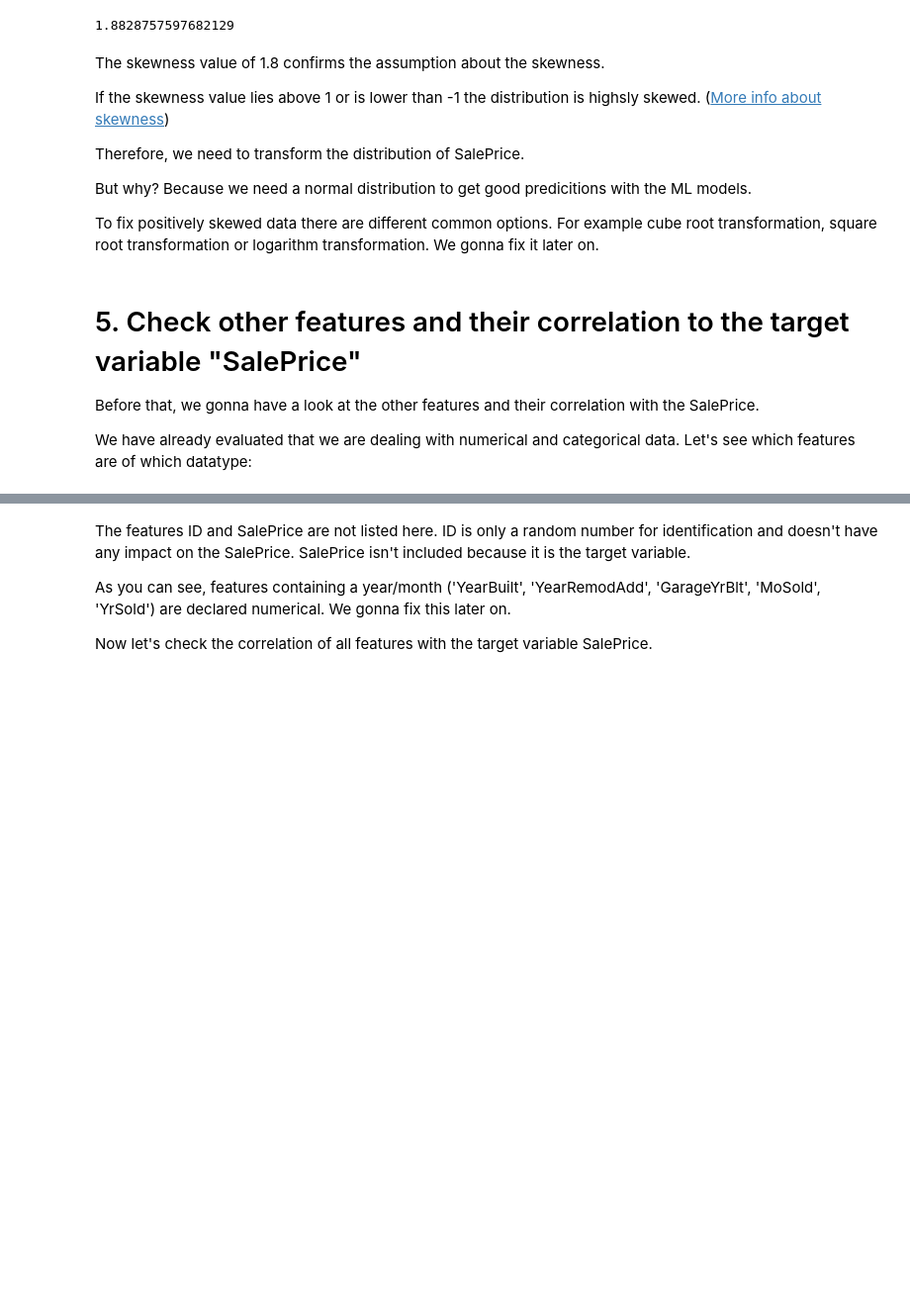
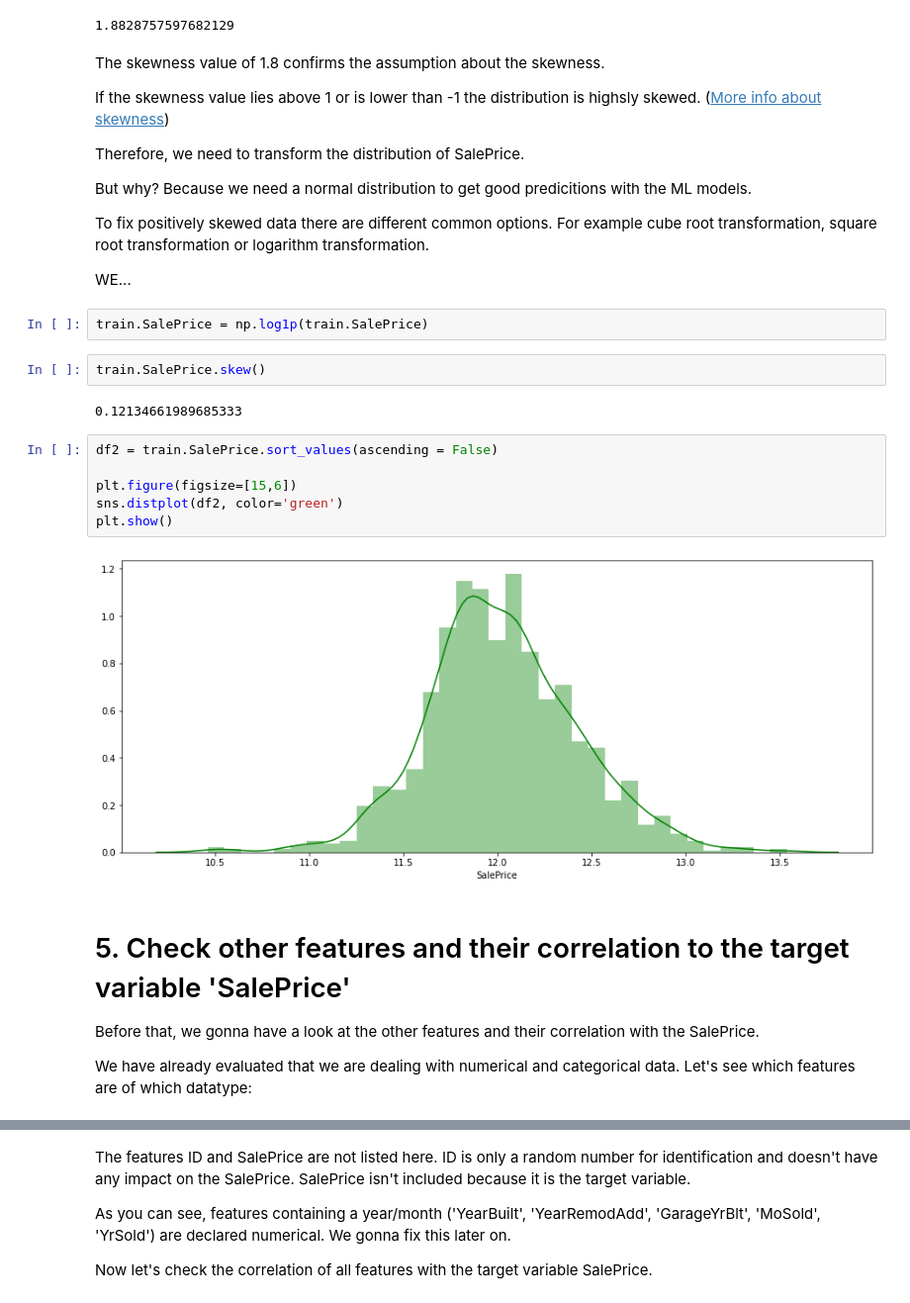
Before and after one commit to apfoertn/Kaggle_Challenge, a Jupyter notebook: Kaggle_Houses.ipynb, the cells around one changed output, grey strips where cells are left out. Shown at 99% size. Cells and saved outputs as stored; diff of their text form; blank space fills up the shorter version.

```diff
--- a/Kaggle_Houses.ipynb
+++ b/Kaggle_Houses.ipynb
@@ -188,9 +186,25 @@ Therefore, we need to transform the distribution of SalePrice.
 
 But why? Because we need a normal distribution to get good predicitions with the ML models.
 
-To fix positively skewed data there are different common options. For example cube root transformation, square root transformation or logarithm transformation. We gonna fix it later on.
+To fix positively skewed data there are different common options. For example cube root transformation, square root transformation or logarithm transformation.
+
+WE...
+# %%
+train.SalePrice = np.log1p(train.SalePrice)
+# %%
+train.SalePrice.skew()
+# %% [output]
+0.12134661989685333
+# %%
+df2 = train.SalePrice.sort_values(ascending = False)
+
+plt.figure(figsize=[15,6])
+sns.distplot(df2, color='green')
+plt.show()
+# %% [output]
+[figure, added]
 # %% [markdown]
-# 5. Check other features and their correlation to the target variable "SalePrice"
+# 5. Check other features and their correlation to the target variable 'SalePrice'
 
 Before that, we gonna have a look at the other features and their correlation with the SalePrice.
 
```
Also changed, not shown: parts of 44 cells of this notebook.
